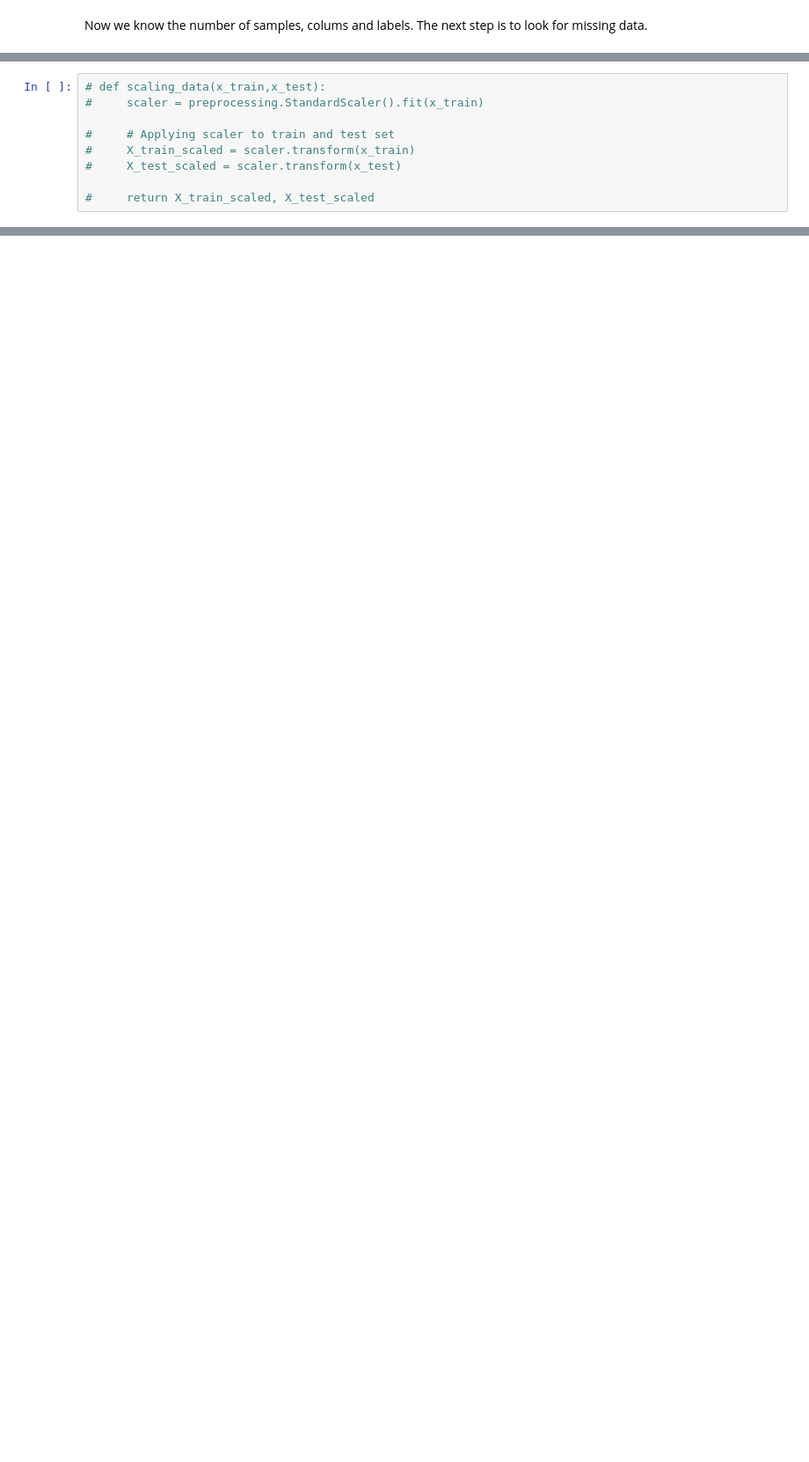
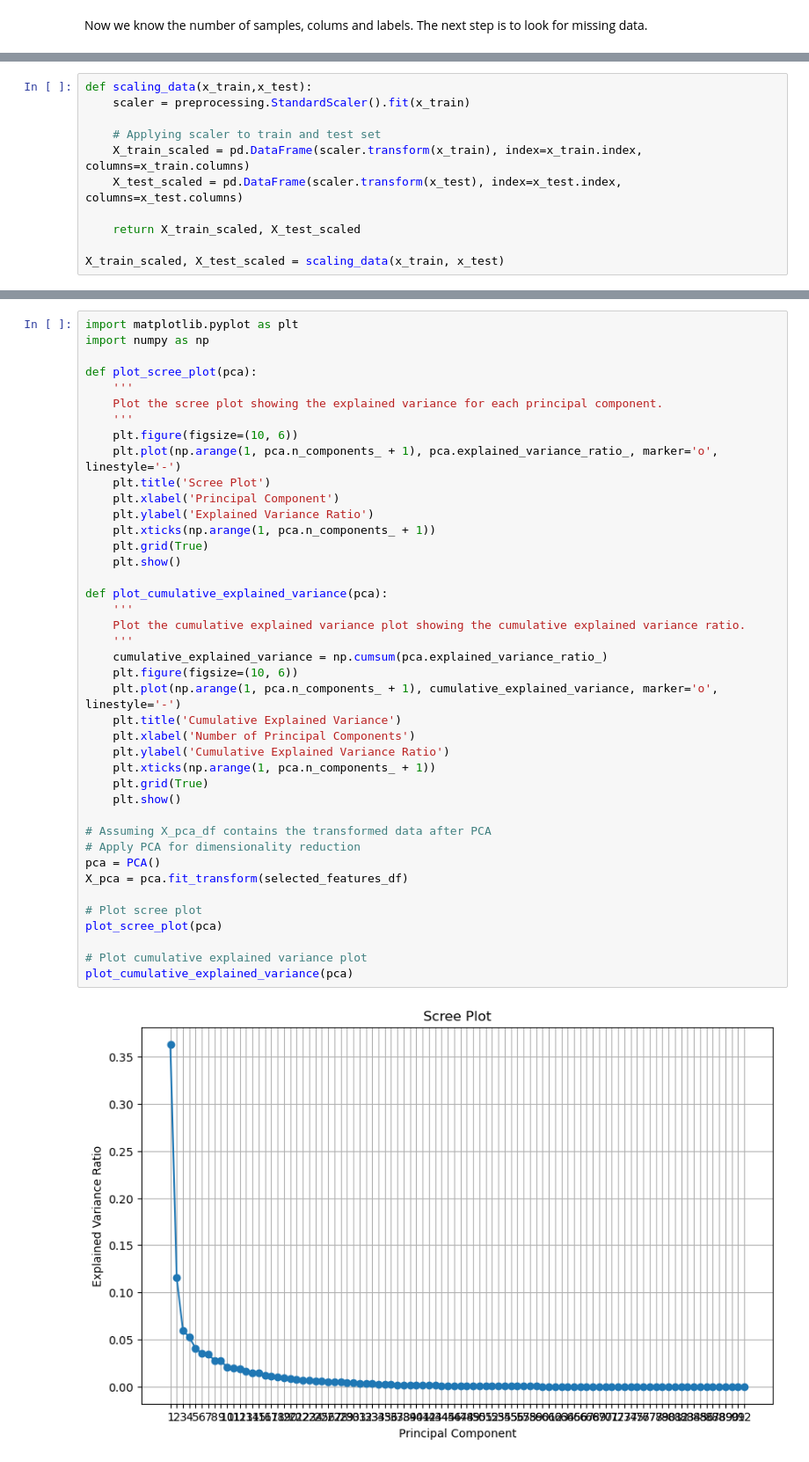
Before and after one commit to madeliefteeken/TM10007_ML_Project_G17, a Jupyter notebook: assignment.ipynb, the cells around one changed output, grey strips where cells are left out. Shown: that part at 88% size. Drawn from its saved outputs; the diff is of its cells as text; blank space fills up the shorter version.

Commit message:
mw u test en pca en meer

```diff
--- a/assignment.ipynb
+++ b/assignment.ipynb
@@ -74,9 +78,11 @@ Feature normalization
 # %%
-# def scaling_data(x_train,x_test):
-#     scaler = preprocessing.StandardScaler().fit(x_train)
+def scaling_data(x_train,x_test):
+    scaler = preprocessing.StandardScaler().fit(x_train)
 
-#     # Applying scaler to train and test set
-#     X_train_scaled = scaler.transform(x_train)
-#     X_test_scaled = scaler.transform(x_test)
+    # Applying scaler to train and test set
+    X_train_scaled = pd.DataFrame(scaler.transform(x_train), index=x_train.index, columns=x_train.columns)
+    X_test_scaled = pd.DataFrame(scaler.transform(x_test), index=x_test.index, columns=x_test.columns)
 
-#     return X_train_scaled, X_test_scaled
+    return X_train_scaled, X_test_scaled
+
+X_train_scaled, X_test_scaled = scaling_data(x_train, x_test)
@@ -138,0 +165,43 @@ sns.scatterplot(x=X_train_pca[:, 0], y=X_train_pca[:, 1], hue=y)
+# %%
+import matplotlib.pyplot as plt
+import numpy as np
+
+def plot_scree_plot(pca):
+    '''
+    Plot the scree plot showing the explained variance for each principal component.
+    '''
+    plt.figure(figsize=(10, 6))
+    plt.plot(np.arange(1, pca.n_components_ + 1), pca.explained_variance_ratio_, marker='o', linestyle='-')
+    plt.title('Scree Plot')
+    plt.xlabel('Principal Component')
+    plt.ylabel('Explained Variance Ratio')
+    plt.xticks(np.arange(1, pca.n_components_ + 1))
+    plt.grid(True)
+    plt.show()
+
+def plot_cumulative_explained_variance(pca):
+    '''
+    Plot the cumulative explained variance plot showing the cumulative explained variance ratio.
+    '''
+    cumulative_explained_variance = np.cumsum(pca.explained_variance_ratio_)
+    plt.figure(figsize=(10, 6))
+    plt.plot(np.arange(1, pca.n_components_ + 1), cumulative_explained_variance, marker='o', linestyle='-')
+    plt.title('Cumulative Explained Variance')
+    plt.xlabel('Number of Principal Components')
+    plt.ylabel('Cumulative Explained Variance Ratio')
+    plt.xticks(np.arange(1, pca.n_components_ + 1))
+    plt.grid(True)
+    plt.show()
+
+# Assuming X_pca_df contains the transformed data after PCA
+# Apply PCA for dimensionality reduction
+pca = PCA()
+X_pca = pca.fit_transform(selected_features_df)
+
+# Plot scree plot
+plot_scree_plot(pca)
+
+# Plot cumulative explained variance plot
+plot_cumulative_explained_variance(pca)
+# %% [output]
+[figure, added]
```
Also changed, not shown: parts of 31 cells of this notebook.
